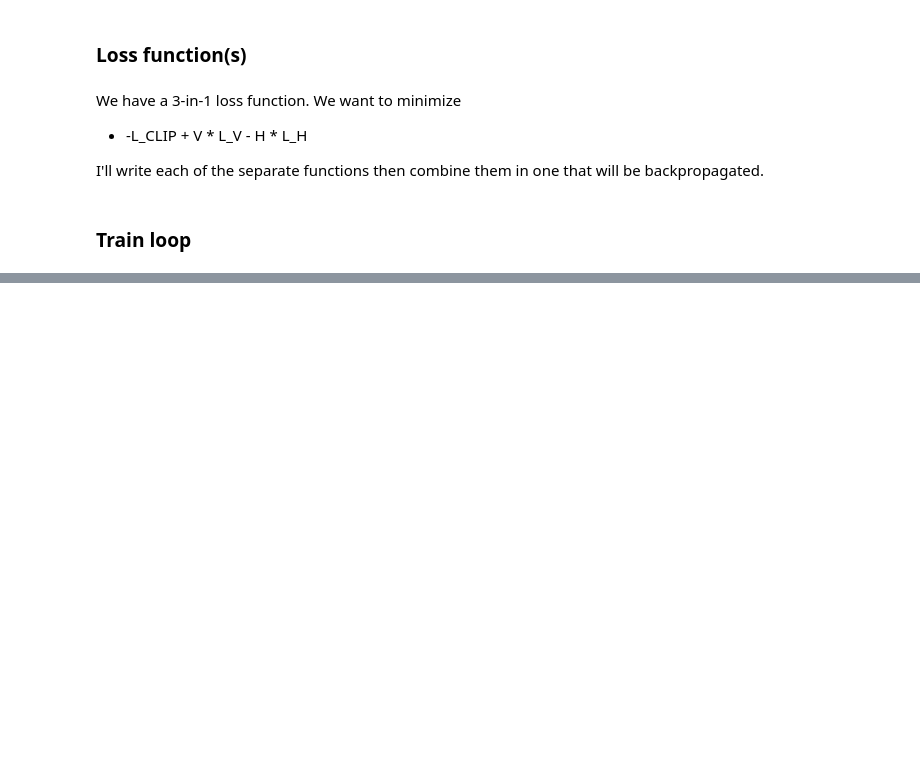
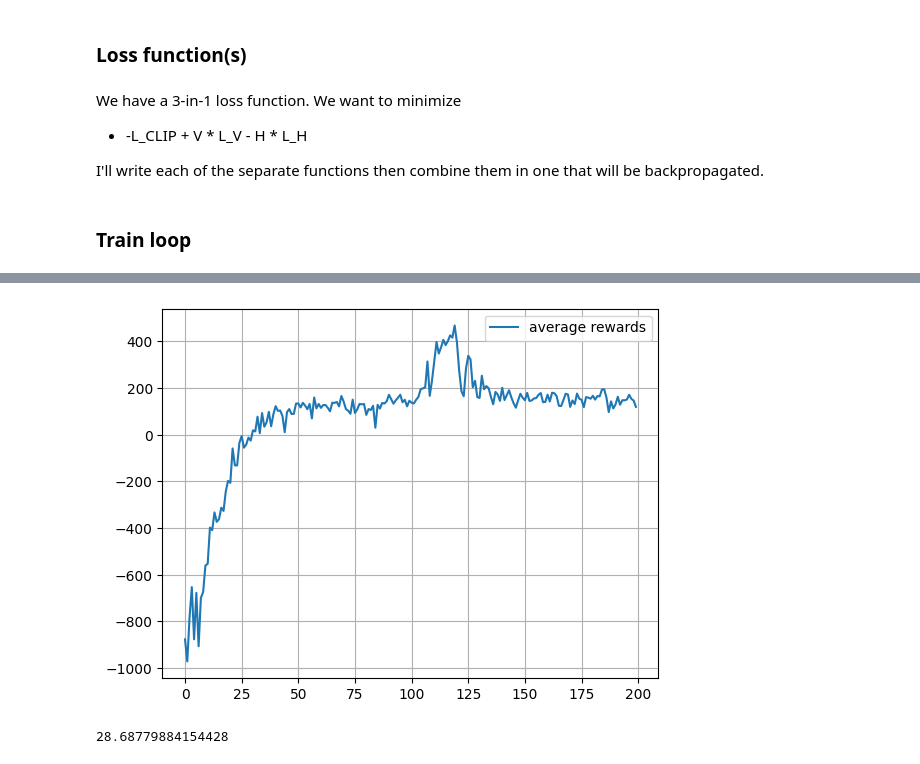
Before and after one commit to novae1/rl_gym, a Jupyter notebook: PPO.ipynb, the cells around one changed output, grey strips where cells are left out. Drawn from its saved outputs; the diff is of its cells as text; code cells hidden in the pictures; blank space fills up the shorter version.

```diff
--- a/PPO.ipynb
+++ b/PPO.ipynb
@@ -425,8 +401,24 @@ plt.show()
+# %%
+plt.plot(avg_rewards, label="average rewards")
+plt.legend()
+plt.grid(True)
+plt.show()
+# %% [output]
+[figure, added]
 # %%
-test_env = gym.make('CartPole-v1', render_mode='human')
+test_env = gym.make(
+    "LunarLander-v2",
+    continuous=False,
+    gravity=-10.0,
+    enable_wind=False,
+    wind_power=15.0,
+    turbulence_power=1.5,
+)
 test_model = model
 
-for _ in range(3):
+avg_reward = 0.
+for _ in range(10):
+    episode_reward = 0.
     state, info = test_env.reset()
     terminated, truncated = False, False
     while not (terminated or truncated):
@@ -435,5 +427,10 @@ for _ in range(3):
         action_logits = logits[:-1]
         action = select_action(action_logits)
         state, reward, terminated, truncated, info = test_env.step(action)
+        episode_reward += reward
+    avg_reward += episode_reward / 10
 
+print(avg_reward)
 test_env.close()
+# %% [output]
+28.68779884154428
```
Also changed, not shown: parts of 10 cells of this notebook.
